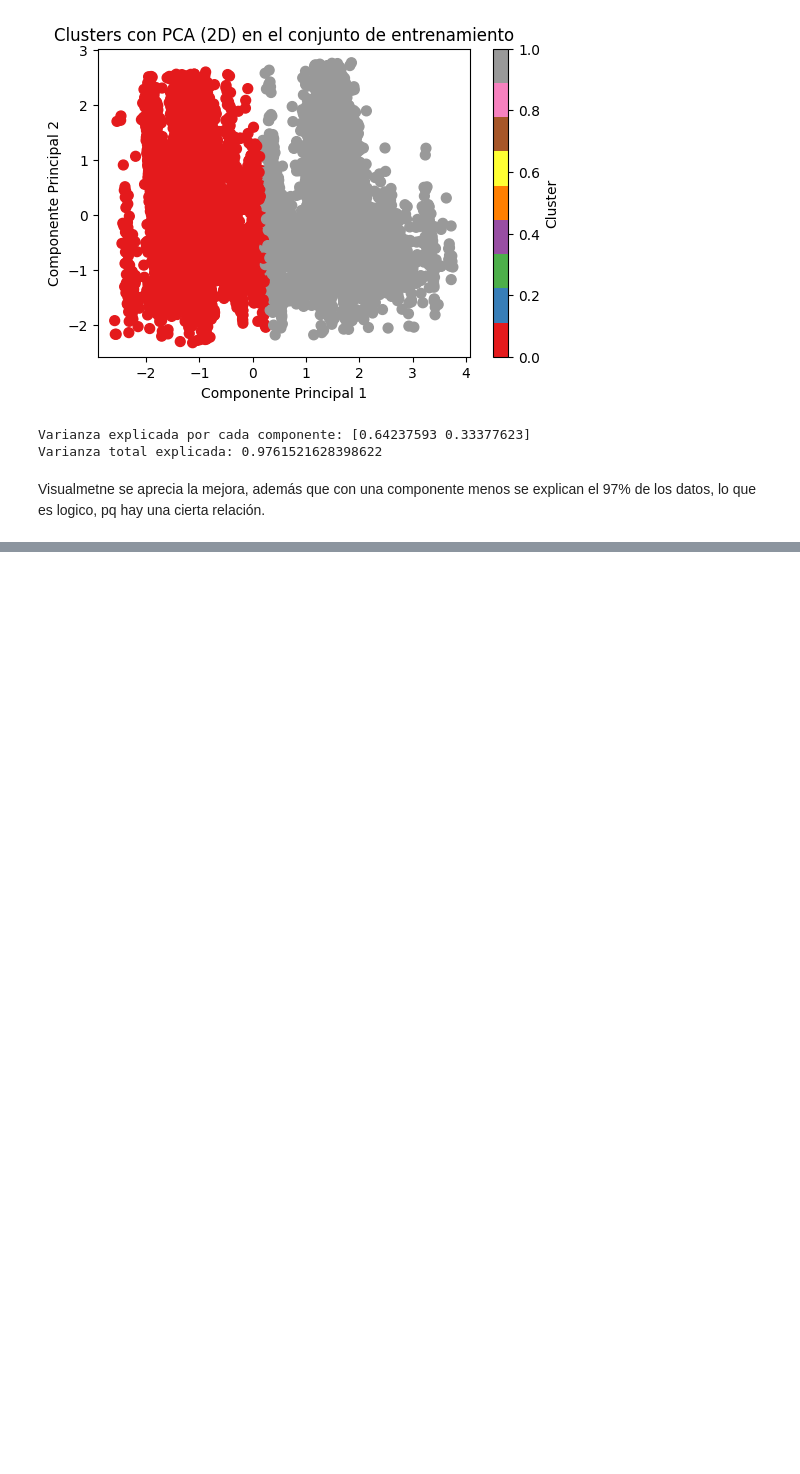
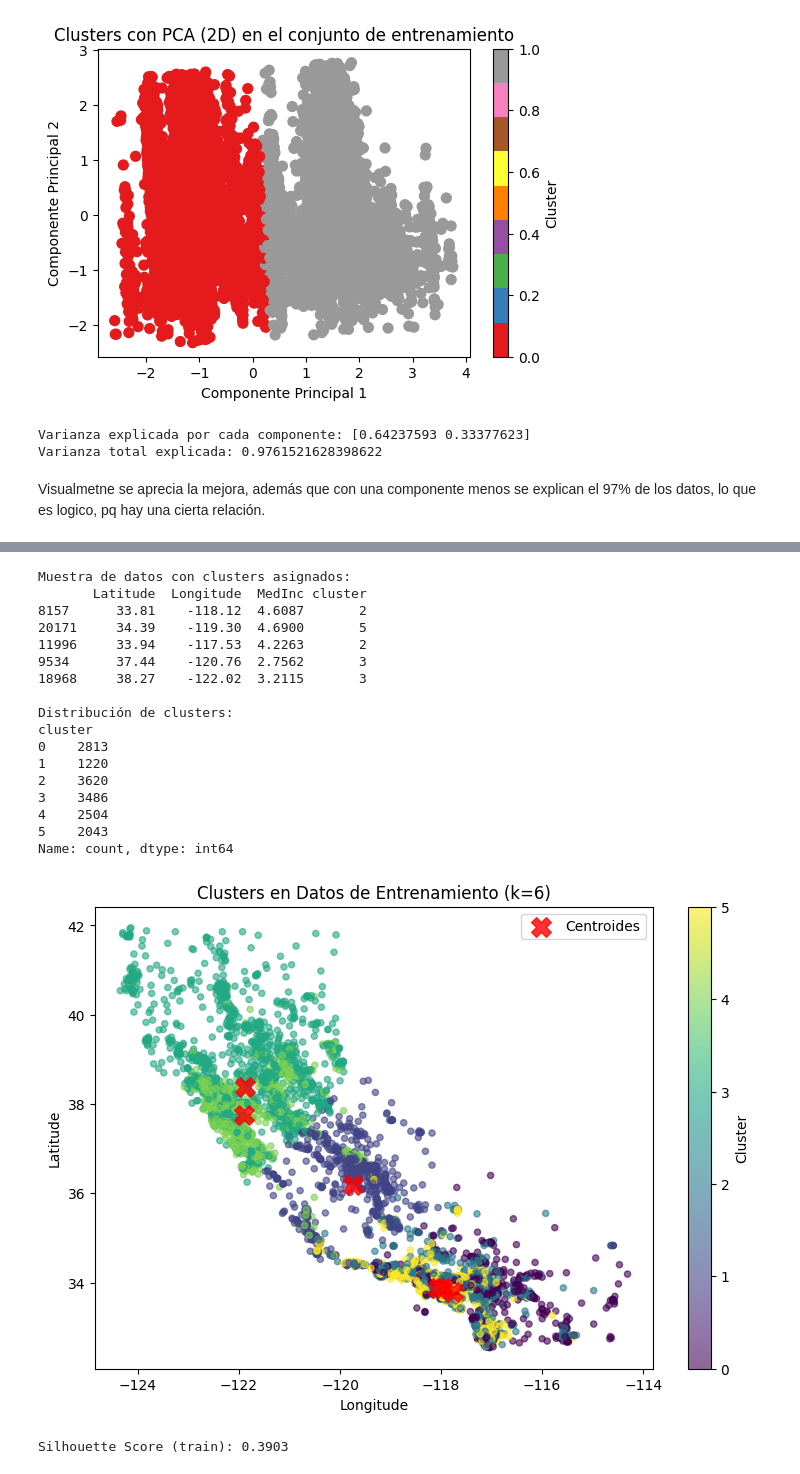
Before and after one commit to 4GeeksAcademy/Finarosalina_K_Medias_ML_no_supe, a Jupyter notebook: src/explore.ipynb, the cells around one changed output, grey strips where cells are left out. Saved outputs shown, nothing was run; the diff lists cells and outputs as text; code cells hidden in the pictures; blank space fills up the shorter version.

```diff
--- a/src/explore.ipynb
+++ b/src/explore.ipynb
@@ -196,0 +141,76 @@ Silhouette Score para el conjunto de prueba: 0.5421498507375512
+# %%
+# Pero aunque tenga peor score, el proyecto pide crear y entrenar K-Means con k=6
+
+# Entrenamiento de K-Means con k=6
+
+kmeans_6 = KMeans(n_clusters=6, random_state=42, n_init=10)  # n_init para evitar warnings
+clusters = kmeans_6.fit_predict(X_train_scaled)
+
+
+X_train['cluster'] = pd.Categorical(clusters)
+
+print("\nMuestra de datos con clusters asignados:")
+print(X_train[['Latitude', 'Longitude', 'MedInc', 'cluster']].head())
+print("\nDistribución de clusters:")
+print(X_train['cluster'].value_counts().sort_index())
+plt.figure(figsize=(9, 6))
+plt.scatter(X_train['Longitude'], X_train['Latitude'],
+            c=X_train['cluster'], cmap='viridis', s=20, alpha=0.6)
+plt.colorbar(label='Cluster')
+plt.xlabel('Longitude')
+plt.ylabel('Latitude')
+plt.title('Clusters en Datos de Entrenamiento (k=6)')
+
+# Mostrar centros de clusters (en escala original)
+centers_original = scaler.inverse_transform(kmeans_6.cluster_centers_)
+plt.scatter(centers_original[:, 1], centers_original[:, 0],
+            c='red', s=200, marker='X', alpha=0.8, label='Centroides')
+plt.legend()
+plt.show()
+
+print(f"Silhouette Score (train): {silhouette_score(X_train_scaled, X_train['cluster']):.4f}")
+
+
+X_test['cluster'] = kmeans_6.predict(X_test_scaled)
+
+# Visualización conjunta
+plt.figure(figsize=(9, 6))
+plt.scatter(X_train['Longitude'], X_train['Latitude'],
+            c=X_train['cluster'], cmap='viridis', s=20, alpha=0.5, label='Train')
+plt.scatter(X_test['Longitude'], X_test['Latitude'],
+            c=X_test['cluster'], cmap='viridis', s=50, marker='x', label='Test')
+plt.colorbar(label='Cluster')
+plt.xlabel('Longitude')
+plt.ylabel('Latitude')
+plt.title('Comparación Train vs Test')
+plt.legend()
+plt.show()
+
+#  test
+print(f"Silhouette Score (test): {silhouette_score(X_test_scaled, X_test['cluster']):.4f}")
+
+# Análisis comparativo
+print("\nDistribución en train:")
+print(X_train['cluster'].value_counts().sort_index())
+print("\nDistribución en test:")
+print(X_test['cluster'].value_counts().sort_index())
+# %% [output]
+Muestra de datos con clusters asignados:
+       Latitude  Longitude  MedInc cluster
+8157      33.81    -118.12  4.6087       2
+20171     34.39    -119.30  4.6900       5
+11996     33.94    -117.53  4.2263       2
+9534      37.44    -120.76  2.7562       3
+18968     38.27    -122.02  3.2115       3
+
+Distribución de clusters:
+cluster
+0    2813
+1    1220
+2    3620
+3    3486
+4    2504
+5    2043
+Name: count, dtype: int64
+[figure, added]
+Silhouette Score (train): 0.3903
```
Also changed, not shown: parts of 11 cells of this notebook, 4 other files.
